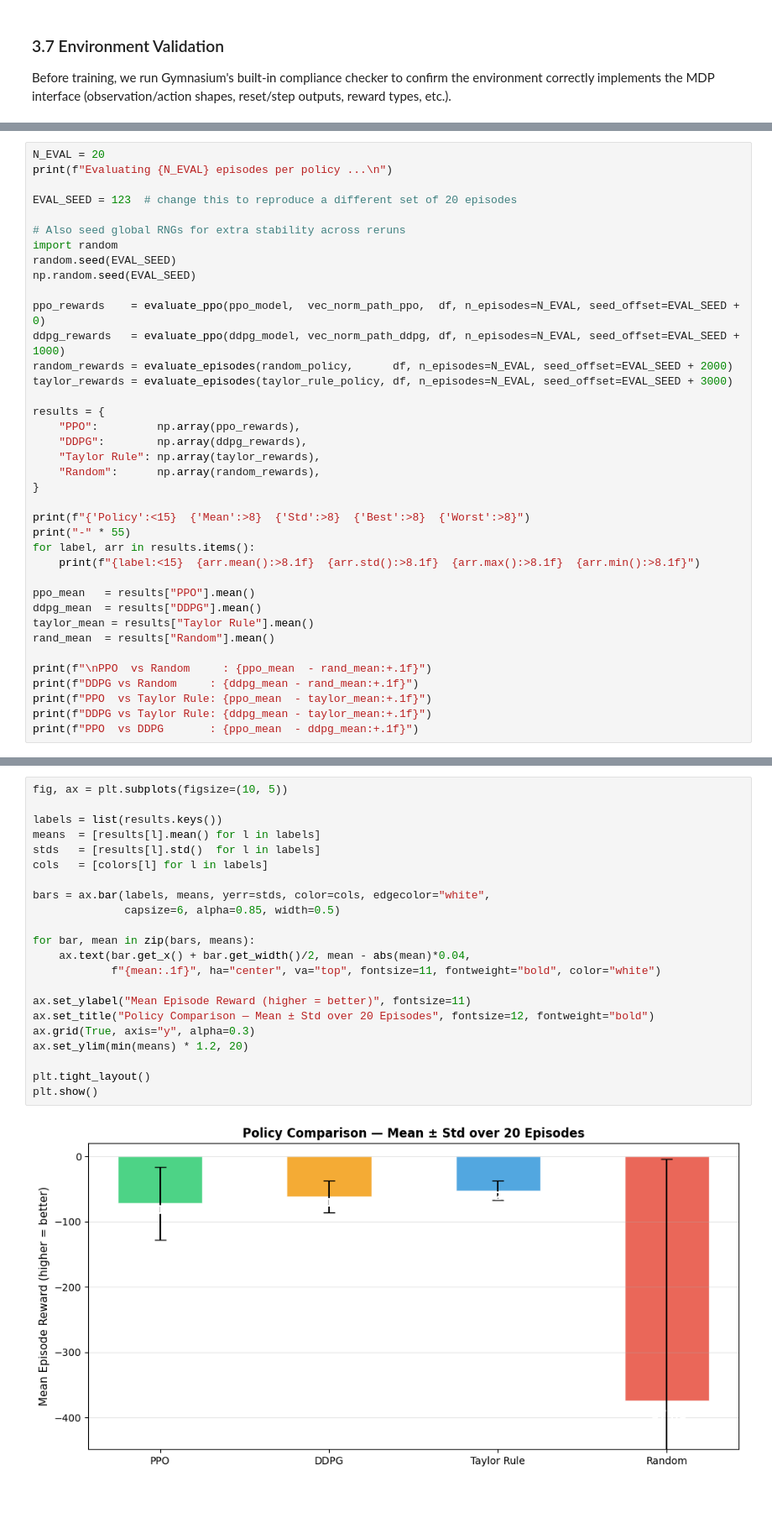
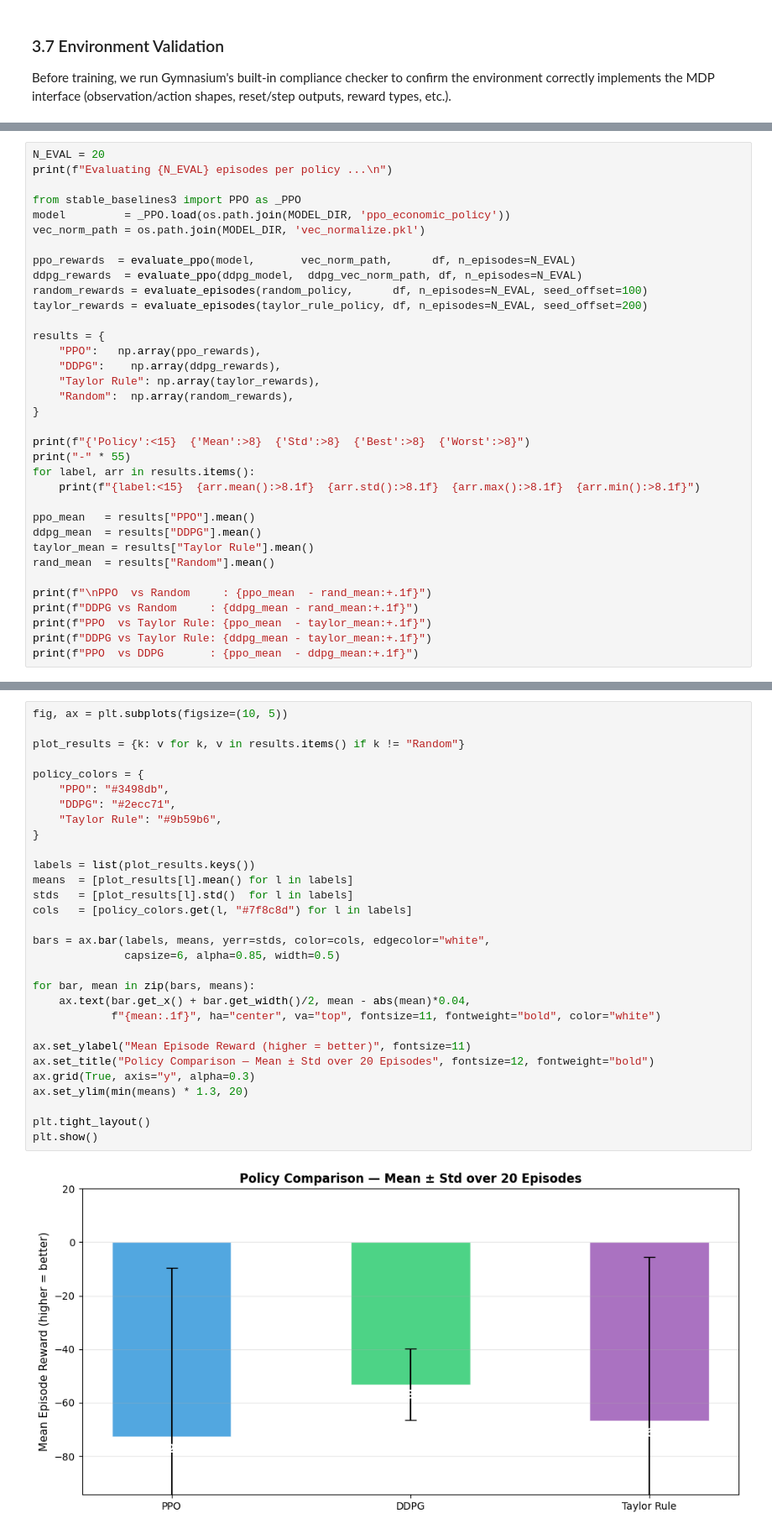
Before and after one commit to Chinmay921/ABA--Group-8_Project, a Jupyter notebook: rl_monetary_policy.ipynb, the cells around one changed output, grey strips where cells are left out. Shown at 84% size. Drawn from its saved outputs; the diff is of its cells as text; blank space fills up the shorter version.

Commit message:
Replace submission notebook with final version (rl_monetary_policy.ipynb)
Swap in the updated 3689-line notebook and remove the old 1965-line version.

Made-with: Cursor

```diff
--- a/rl_monetary_policy.ipynb
+++ b/rl_monetary_policy.ipynb
@@ -957,23 +948,20 @@ def evaluate_ppo(model, vec_norm_path: str, data: pd.DataFrame,
 N_EVAL = 20
 print(f"Evaluating {N_EVAL} episodes per policy ...\n")
 
-EVAL_SEED = 123  # change this to reproduce a different set of 20 episodes
+from stable_baselines3 import PPO as _PPO
+model         = _PPO.load(os.path.join(MODEL_DIR, 'ppo_economic_policy'))
+vec_norm_path = os.path.join(MODEL_DIR, 'vec_normalize.pkl')
 
-# Also seed global RNGs for extra stability across reruns
-import random
-random.seed(EVAL_SEED)
-np.random.seed(EVAL_SEED)
-
-ppo_rewards    = evaluate_ppo(ppo_model,  vec_norm_path_ppo,  df, n_episodes=N_EVAL, seed_offset=EVAL_SEED + 0)
-ddpg_rewards   = evaluate_ppo(ddpg_model, vec_norm_path_ddpg, df, n_episodes=N_EVAL, seed_offset=EVAL_SEED + 1000)
-random_rewards = evaluate_episodes(random_policy,      df, n_episodes=N_EVAL, seed_offset=EVAL_SEED + 2000)
-taylor_rewards = evaluate_episodes(taylor_rule_policy, df, n_episodes=N_EVAL, seed_offset=EVAL_SEED + 3000)
+ppo_rewards  = evaluate_ppo(model,       vec_norm_path,      df, n_episodes=N_EVAL)
+ddpg_rewards  = evaluate_ppo(ddpg_model,  ddpg_vec_norm_path, df, n_episodes=N_EVAL)
+random_rewards = evaluate_episodes(random_policy,      df, n_episodes=N_EVAL, seed_offset=100)
+taylor_rewards = evaluate_episodes(taylor_rule_policy, df, n_episodes=N_EVAL, seed_offset=200)
 
 results = {
-    "PPO":         np.array(ppo_rewards),
-    "DDPG":        np.array(ddpg_rewards),
+    "PPO":   np.array(ppo_rewards),
+    "DDPG":    np.array(ddpg_rewards),
     "Taylor Rule": np.array(taylor_rewards),
-    "Random":      np.array(random_rewards),
+    "Random":  np.array(random_rewards),
 }
 
 print(f"{'Policy':<15}  {'Mean':>8}  {'Std':>8}  {'Best':>8}  {'Worst':>8}")
@@ -1034,25 +1009,33 @@ plt.show()
 # %%
 fig, ax = plt.subplots(figsize=(10, 5))
 
-labels = list(results.keys())
-means  = [results[l].mean() for l in labels]
-stds   = [results[l].std()  for l in labels]
-cols   = [colors[l] for l in labels]
+plot_results = {k: v for k, v in results.items() if k != "Random"}
+
+policy_colors = {
+    "PPO": "#3498db",
+    "DDPG": "#2ecc71",
+    "Taylor Rule": "#9b59b6",
+}
+
+labels = list(plot_results.keys())
+means  = [plot_results[l].mean() for l in labels]
+stds   = [plot_results[l].std()  for l in labels]
+cols   = [policy_colors.get(l, "#7f8c8d") for l in labels]
 
 bars = ax.bar(labels, means, yerr=stds, color=cols, edgecolor="white",
               capsize=6, alpha=0.85, width=0.5)
 
 for bar, mean in zip(bars, means):
     ax.text(bar.get_x() + bar.get_width()/2, mean - abs(mean)*0.04,
             f"{mean:.1f}", ha="center", va="top", fontsize=11, fontweight="bold", color="white")
 
 ax.set_ylabel("Mean Episode Reward (higher = better)", fontsize=11)
 ax.set_title("Policy Comparison — Mean ± Std over 20 Episodes", fontsize=12, fontweight="bold")
 ax.grid(True, axis="y", alpha=0.3)
-ax.set_ylim(min(means) * 1.2, 20)
+ax.set_ylim(min(means) * 1.3, 20)
 
 plt.tight_layout()
 plt.show()
 # %% [output]
-[figure, old version]
+[figure, new version]
 # %% [markdown]
```
Also changed, not shown: parts of 67 cells of this notebook.
